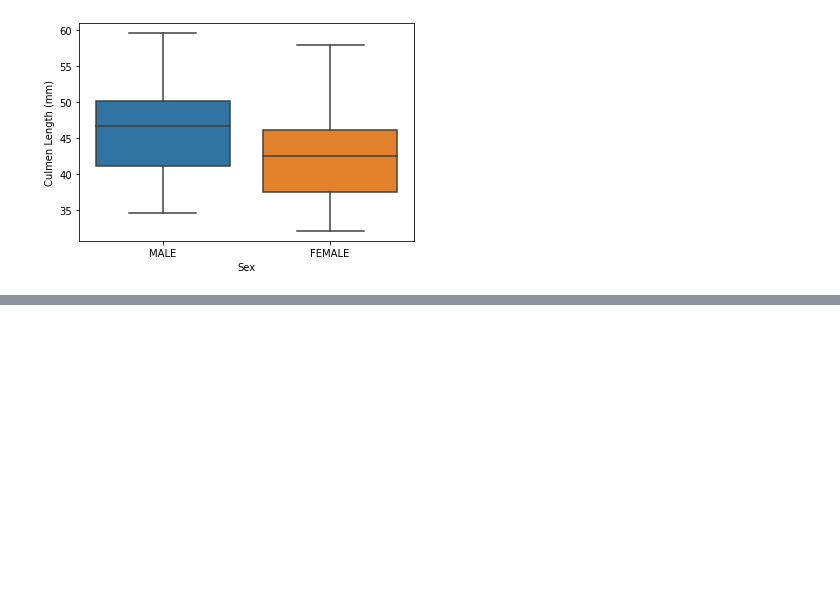
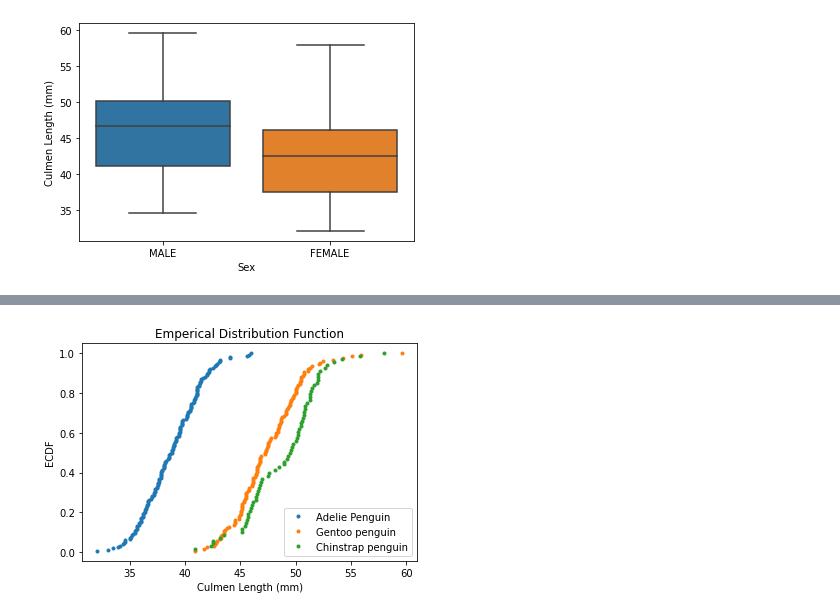
Before and after one commit to jamietsadler/xgboost_penguins, a Jupyter notebook: Penguins.ipynb, the cells around one changed output, grey strips where cells are left out. Cells and saved outputs as stored; diff of their text form; code cells hidden in the pictures; blank space fills up the shorter version.

Commit message:
added ecdf

```diff
--- a/Penguins.ipynb
+++ b/Penguins.ipynb
@@ -175 +197,8 @@ sns.boxplot(data=df, x='Sex', y='Culmen Length (mm)')
+# %%
+def ecdf(data):
+    """Compute ECDF for a one-dimensional array of measurements."""
+    n = len(data)
+    x = np.sort(data)
+    y = np.arange(1, len(x)+1) / n
+    return x, y
 # %%
@@ -182,0 +210,16 @@ df.groupby(['Species', 'Region']).mean()
+# %%
+x_AP, y_AP = ecdf(df[df.Species == 'Adelie Penguin (Pygoscelis adeliae)']['Culmen Length (mm)'])
+x_GP, y_GP = ecdf(df[df.Species == 'Gentoo penguin (Pygoscelis papua)']['Culmen Length (mm)'])
+x_CP, y_CP = ecdf(df[df.Species == 'Chinstrap penguin (Pygoscelis antarctica)']['Culmen Length (mm)'])
+# %%
+_ = plt.plot(x_AP, y_AP, marker='.', linestyle='none')
+_ = plt.plot(x_GP, y_GP, marker='.', linestyle='none')
+_ = plt.plot(x_CP, y_CP, marker='.', linestyle='none')
+# Label the axes
+_ = plt.legend(('Adelie Penguin', 'Gentoo penguin', 'Chinstrap penguin'))
+_ = plt.ylabel('ECDF')
+_ = plt.xlabel('Culmen Length (mm)')
+_ = plt.title('Emperical Distribution Function')
+plt.show()
+# %% [output]
+[figure, added]
```
Also changed, not shown: parts of 7 cells of this notebook.
